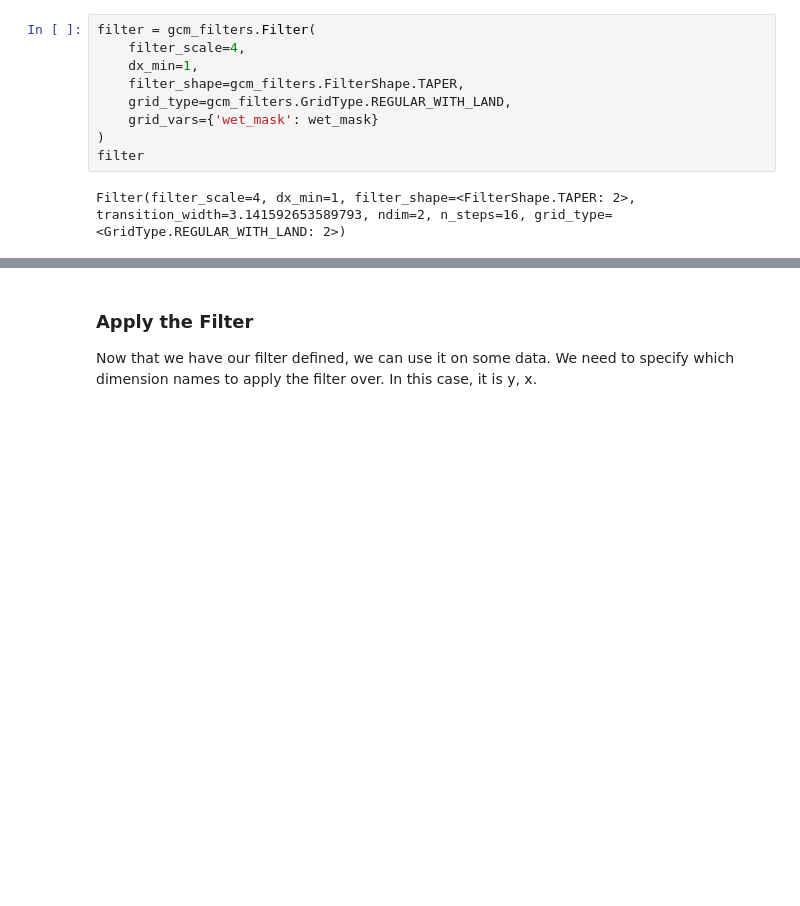
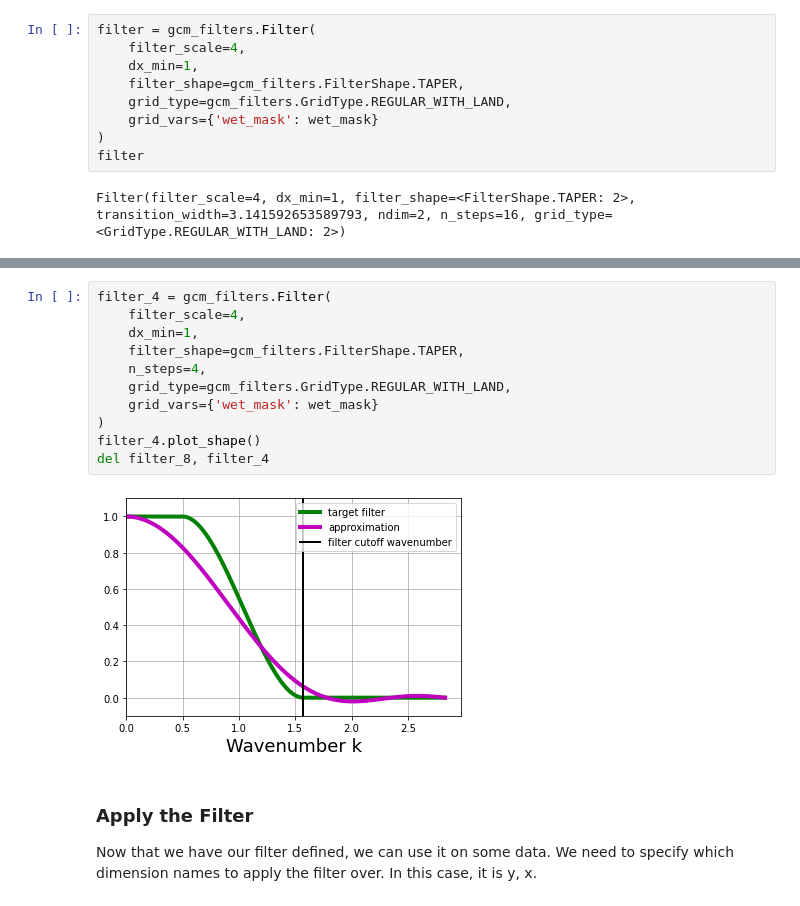
Before and after one commit to ocean-eddy-cpt/gcm-filters, a Jupyter notebook: docs/tutorial.ipynb, the cells around one changed output, grey strips where cells are left out. Cells and saved outputs as stored; diff of their text form; blank space fills up the shorter version.

```diff
--- a/docs/tutorial.ipynb
+++ b/docs/tutorial.ipynb
@@ -110,3 +136,16 @@ The repr for the filter object includes some of the parameters it was initiliaze
+# %%
+filter_4 = gcm_filters.Filter(
+    filter_scale=4,
+    dx_min=1,
+    filter_shape=gcm_filters.FilterShape.TAPER,
+    n_steps=4,
+    grid_type=gcm_filters.GridType.REGULAR_WITH_LAND,
+    grid_vars={'wet_mask': wet_mask}
+)
+filter_4.plot_shape()
+del filter_8, filter_4
+# %% [output]
+[figure, added]
 # %% [markdown]
 ### Apply the Filter
 
```
Also changed, not shown: parts of 8 cells of this notebook, 1 other file.
